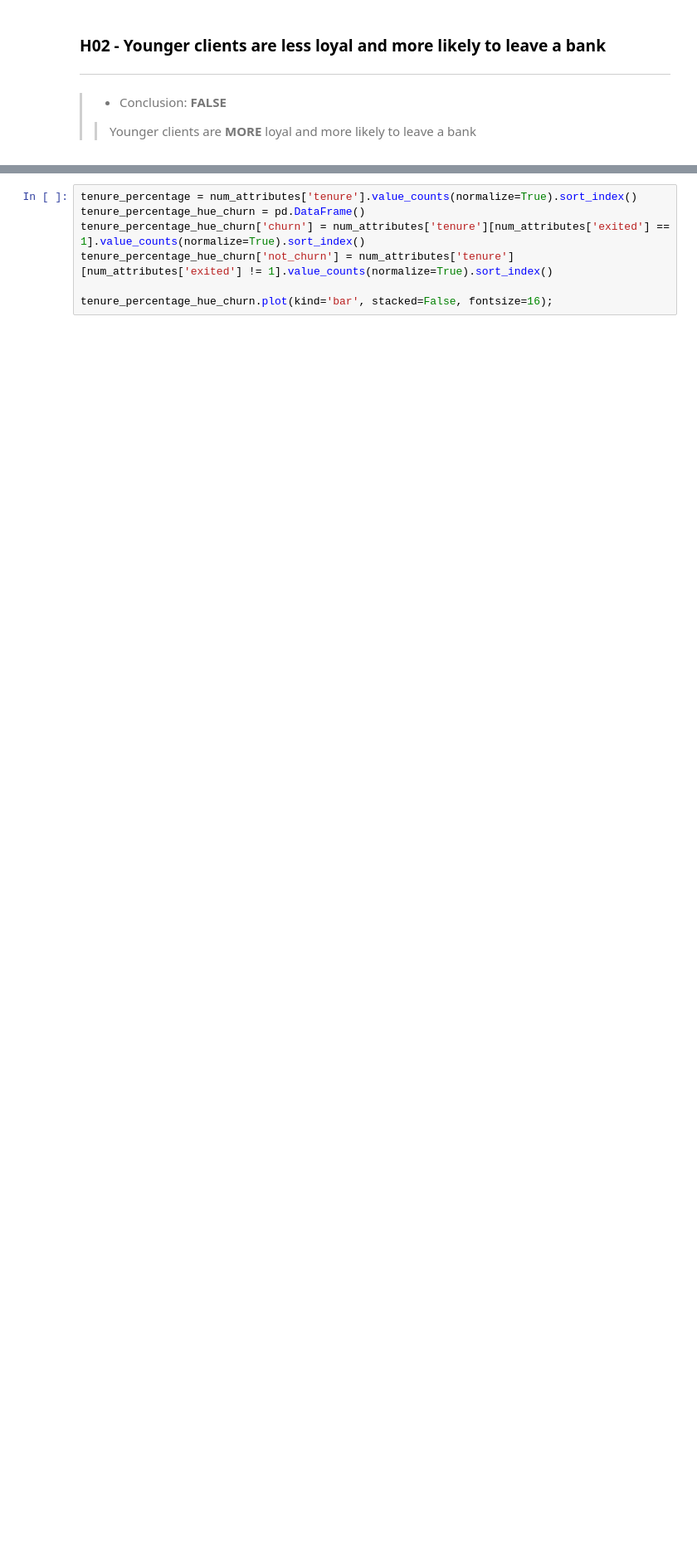
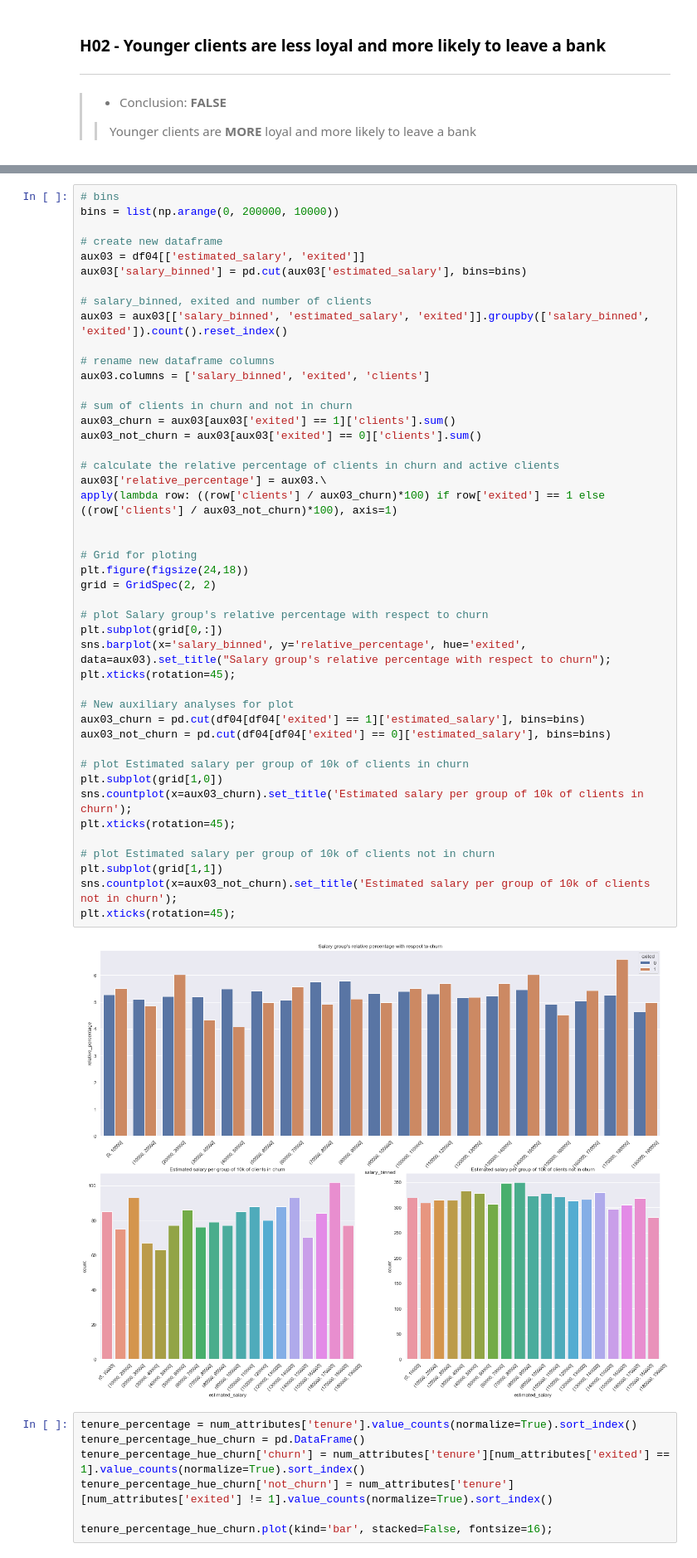
Before and after one commit to FabioCaffarello/Churn-Prediction-TopBank, a Jupyter notebook: 02-Notebooks/02-Scond_Cycle_CRISP/workflow_complete.ipynb, the cells around one changed output, grey strips where cells are left out. Shown at 83% size. Drawn from its saved outputs; the diff is of its cells as text; blank space fills up the shorter version.

```diff
--- a/02-Notebooks/02-Scond_Cycle_CRISP/workflow_complete.ipynb
+++ b/02-Notebooks/02-Scond_Cycle_CRISP/workflow_complete.ipynb
@@ -665,3 +680,50 @@ Index(['geography', 'gender', 'age_group', 'origin'], dtype='object')
+# %%
+# bins
+bins = list(np.arange(0, 200000, 10000))
+
+# create new dataframe
+aux03 = df04[['estimated_salary', 'exited']]
+aux03['salary_binned'] = pd.cut(aux03['estimated_salary'], bins=bins)
+
+# salary_binned, exited and number of clients
+aux03 = aux03[['salary_binned', 'estimated_salary', 'exited']].groupby(['salary_binned', 'exited']).count().reset_index()
+
+# rename new dataframe columns
+aux03.columns = ['salary_binned', 'exited', 'clients']
+
+# sum of clients in churn and not in churn
+aux03_churn = aux03[aux03['exited'] == 1]['clients'].sum()
+aux03_not_churn = aux03[aux03['exited'] == 0]['clients'].sum()
+
+# calculate the relative percentage of clients in churn and active clients
+aux03['relative_percentage'] = aux03.\
+apply(lambda row: ((row['clients'] / aux03_churn)*100) if row['exited'] == 1 else ((row['clients'] / aux03_not_churn)*100), axis=1)
+
+
+# Grid for ploting
+plt.figure(figsize(24,18))
+grid = GridSpec(2, 2)
+
+# plot Salary group's relative percentage with respect to churn
+plt.subplot(grid[0,:])
+sns.barplot(x='salary_binned', y='relative_percentage', hue='exited', data=aux03).set_title("Salary group's relative percentage with respect to churn");
+plt.xticks(rotation=45);
+
+# New auxiliary analyses for plot
+aux03_churn = pd.cut(df04[df04['exited'] == 1]['estimated_salary'], bins=bins)
+aux03_not_churn = pd.cut(df04[df04['exited'] == 0]['estimated_salary'], bins=bins)
+
+# plot Estimated salary per group of 10k of clients in churn
+plt.subplot(grid[1,0])
+sns.countplot(x=aux03_churn).set_title('Estimated salary per group of 10k of clients in churn');
+plt.xticks(rotation=45);
+
+# plot Estimated salary per group of 10k of clients not in churn
+plt.subplot(grid[1,1])
+sns.countplot(x=aux03_not_churn).set_title('Estimated salary per group of 10k of clients not in churn');
+plt.xticks(rotation=45);
+# %% [output]
+[figure, added]
 # %%
 tenure_percentage = num_attributes['tenure'].value_counts(normalize=True).sort_index()
 tenure_percentage_hue_churn = pd.DataFrame()
```
Also changed, not shown: parts of 6 cells of this notebook.
